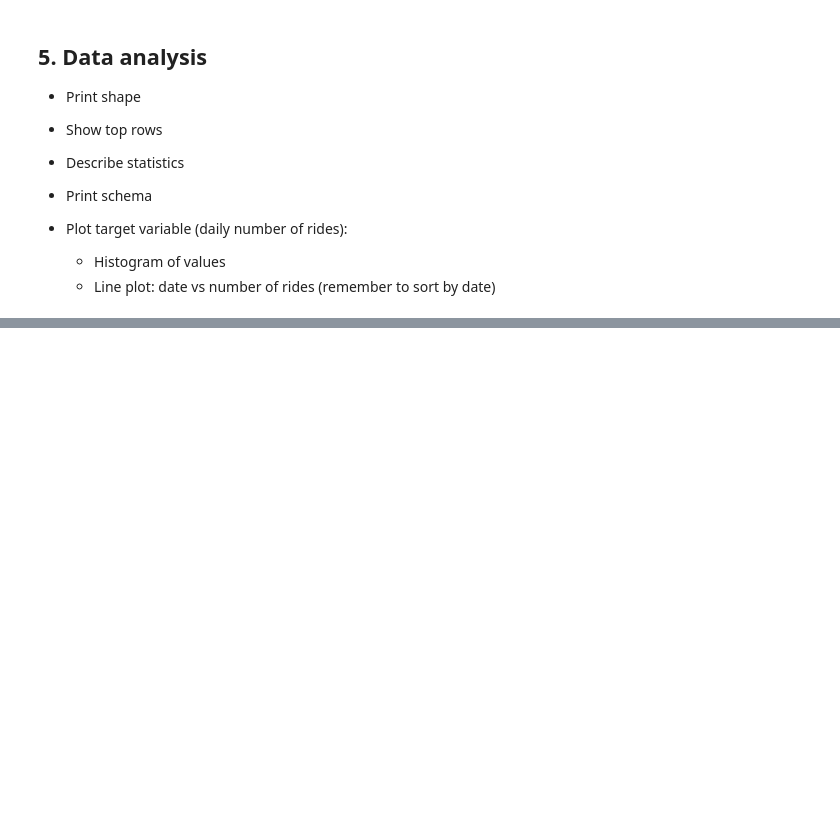
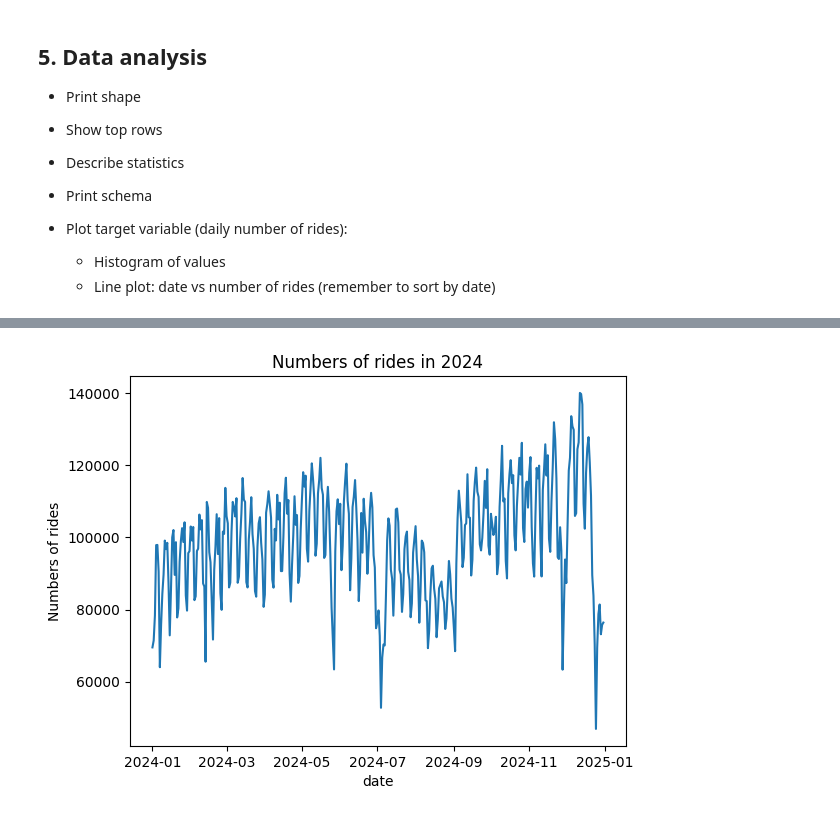
Before and after one commit to Virtual23PRO/lab_3MLProject, a Jupyter notebook: homework.ipynb, the cells around one changed output, grey strips where cells are left out. Drawn from its saved outputs; the diff is of its cells as text; code cells hidden in the pictures; blank space fills up the shorter version.

```diff
--- a/homework.ipynb
+++ b/homework.ipynb
@@ -215,0 +271,9 @@ result.write_parquet("dataset.parquet")
+# %%
+
+plt.plot(df["date"], df[y])
+plt.title("Numbers of rides in 2024")
+plt.xlabel("date")
+plt.ylabel("Numbers of rides")
+plt.show()
+# %% [output]
+[figure, added]
```
Also changed, not shown: parts of 5 cells of this notebook.
